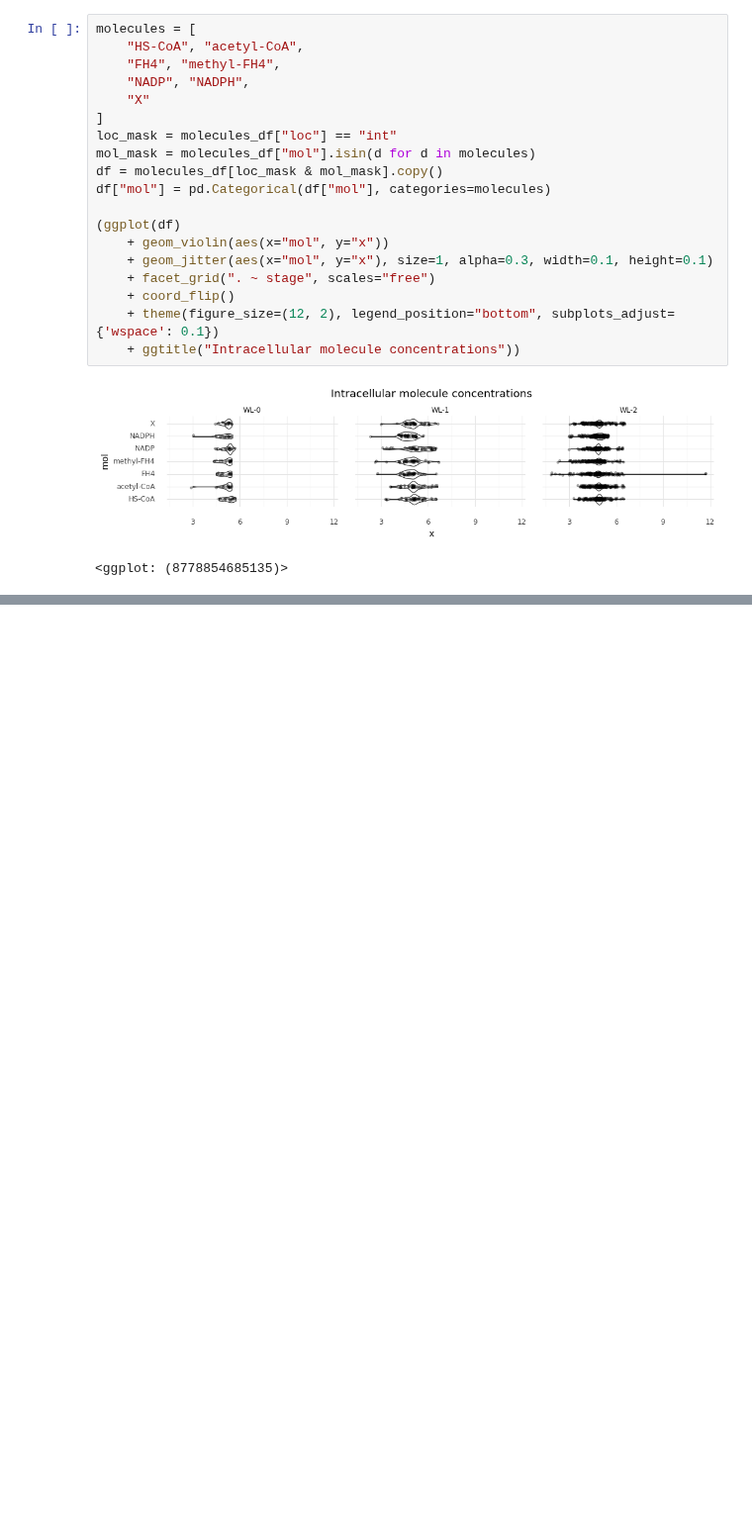
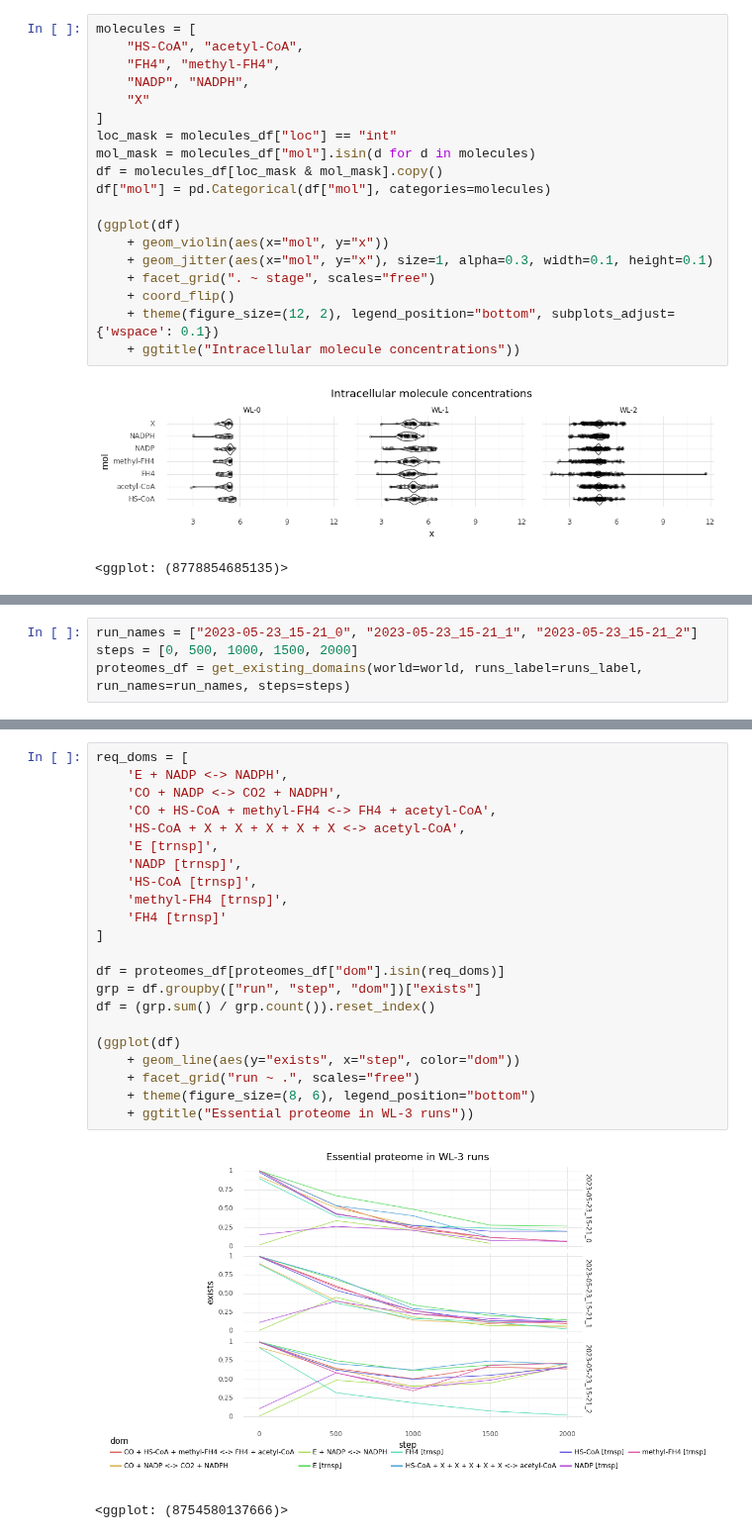
Before and after one commit to mRcSchwering/luca, a Jupyter notebook: e1_co2_fixing/WL_trainings_successful.ipynb, the cells around one changed output, grey strips where cells are left out. Shown at 99% size. Drawn from its saved outputs; the diff is of its cells as text; blank space fills up the shorter version.

```diff
--- a/e1_co2_fixing/WL_trainings.ipynb
+++ b/e1_co2_fixing/WL_trainings_successful.ipynb
@@ -814,0 +957,4 @@ df["mol"] = pd.Categorical(df["mol"], categories=molecules)
+# %%
+run_names = ["2023-05-23_15-21_0", "2023-05-23_15-21_1", "2023-05-23_15-21_2"]
+steps = [0, 500, 1000, 1500, 2000]
+proteomes_df = get_existing_domains(world=world, runs_label=runs_label, run_names=run_names, steps=steps)
@@ -814,0 +977,25 @@ df["mol"] = pd.Categorical(df["mol"], categories=molecules)
+# %%
+req_doms = [
+    'E + NADP <-> NADPH',
+    'CO + NADP <-> CO2 + NADPH',
+    'CO + HS-CoA + methyl-FH4 <-> FH4 + acetyl-CoA',
+    'HS-CoA + X + X + X + X + X <-> acetyl-CoA',
+    'E [trnsp]',
+    'NADP [trnsp]',
+    'HS-CoA [trnsp]',
+    'methyl-FH4 [trnsp]',
+    'FH4 [trnsp]'
+]
+
+df = proteomes_df[proteomes_df["dom"].isin(req_doms)]
+grp = df.groupby(["run", "step", "dom"])["exists"]
+df = (grp.sum() / grp.count()).reset_index()
+
+(ggplot(df)
+    + geom_line(aes(y="exists", x="step", color="dom"))
+    + facet_grid("run ~ .", scales="free")
+    + theme(figure_size=(8, 6), legend_position="bottom")
+    + ggtitle("Essential proteome in WL-3 runs"))
+# %% [output]
+[figure, added]
+<ggplot: (8754580137666)>
```
Also changed, not shown: parts of 13 cells of this notebook, 6 other files.
